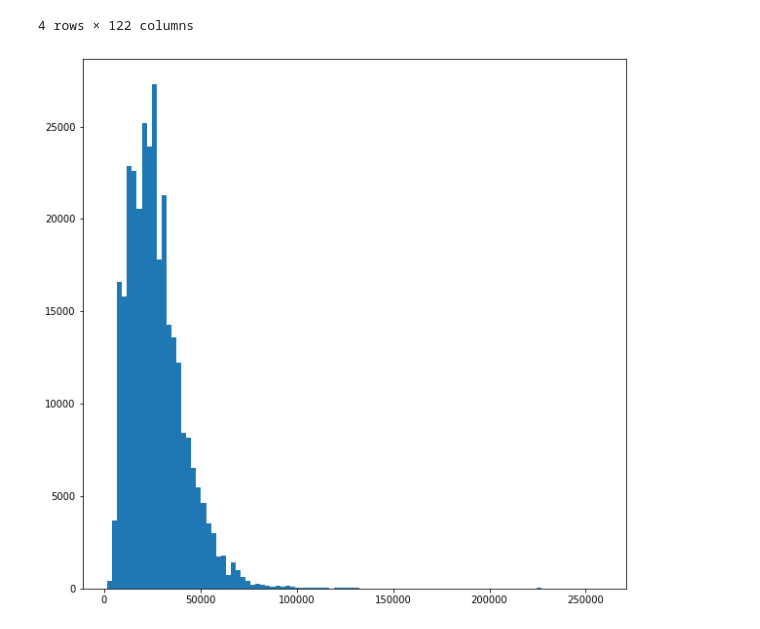
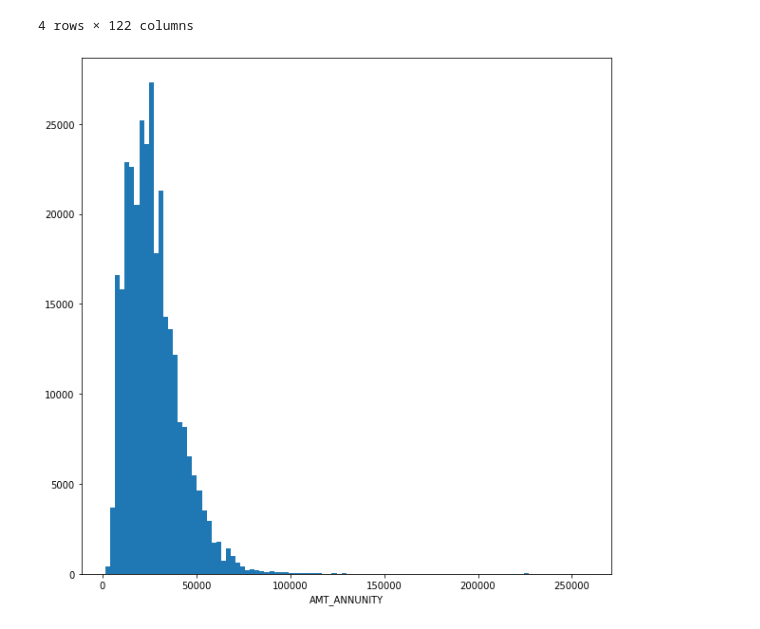
Before and after one commit to arthung/DL-CVMarathon, a Jupyter notebook: Day_008_HW.ipynb, the cells around one changed output. Saved outputs shown, nothing was run; the diff lists cells and outputs as text; code cells hidden in the pictures.

```diff
--- a/Day_008_HW.ipynb
+++ b/Day_008_HW.ipynb
@@ -128,6 +128,7 @@ app_train[app_train.AMT_ANNUITY < 2000]
 # %%
 plt.figure(figsize=[10,10])
 plt.hist(app_train['AMT_ANNUITY'], bins=100)
+plt.xlabel('AMT_ANNUNITY')
 plt.show()
 # %% [output]
-[figure, old version]
+[figure, new version]
```
Also changed, not shown: parts of 6 cells of this notebook.
